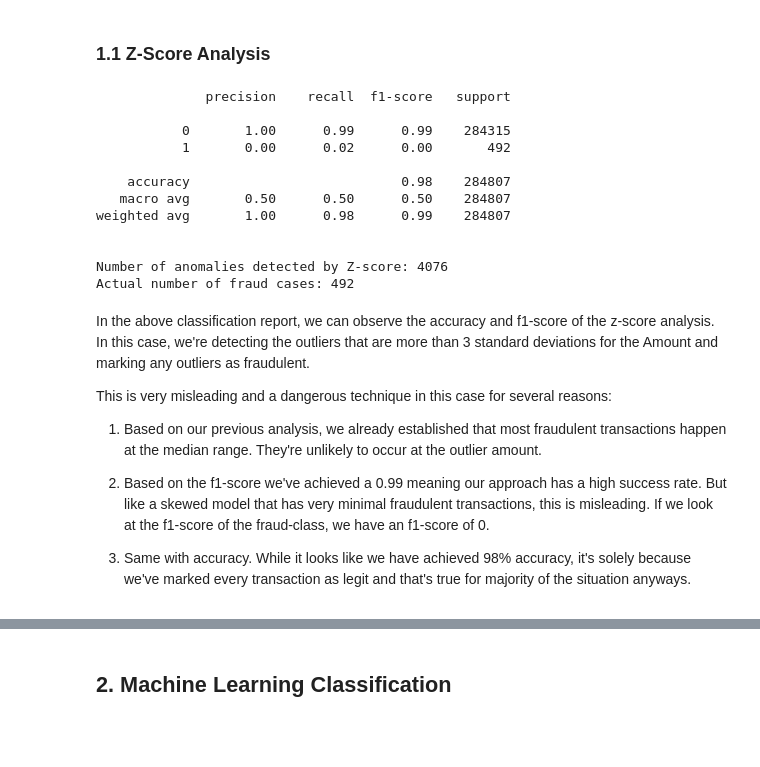
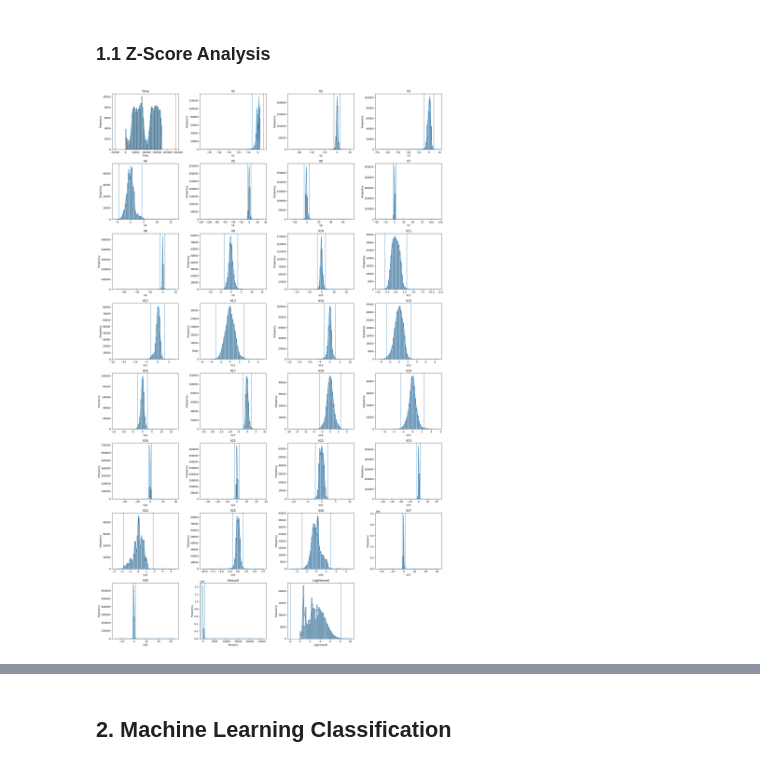
Before and after one commit to mehakmakkar/COMP331-Project, a Jupyter notebook: AnomalyDetection.ipynb, the cells around one changed output, grey strips where cells are left out. Saved outputs shown, nothing was run; the diff lists cells and outputs as text; code cells hidden in the pictures; blank space fills up the shorter version.

```diff
--- a/AnomalyDetection.ipynb
+++ b/AnomalyDetection.ipynb
@@ -94,36 +96,37 @@ With log-scaled box-plots we can see that fraudulent class has bigger inter quar
 ## 1 Statistical Analysis
 # %% [markdown]
 ### 1.1 Z-Score Analysis
-# %%
-df["z_score_amount"] = zscore(df["Amount"])
-
-threshold = 3
-df["zscore_pred"] = np.where(np.abs(df["z_score_amount"]) > threshold, 1, 0)
-
-print(classification_report(df["Class"], df["zscore_pred"]))
-
-print("\nNumber of anomalies detected by Z-score:", df["zscore_pred"].sum())
-print("Actual number of fraud cases:", df["Class"].sum())
-# %% [output]
-              precision    recall  f1-score   support
-
-           0       1.00      0.99      0.99    284315
-           1       0.00      0.02      0.00       492
-
-    accuracy                           0.98    284807
-   macro avg       0.50      0.50      0.50    284807
-weighted avg       1.00      0.98      0.99    284807
-
-
-Number of anomalies detected by Z-score: 4076
-Actual number of fraud cases: 492
-# %% [markdown]
-In the above classification report, we can observe the accuracy and f1-score of the z-score analysis. In this case, we're detecting the outliers that are more than 3 standard deviations for the Amount and marking any outliers as fraudulent.
-
-This is very misleading and a dangerous technique in this case for several reasons:
-
-1. Based on our previous analysis, we already established that most fraudulent transactions happen at the median range. They're unlikely to occur at the outlier amount.
-
-2. Based on the f1-score we've achieved a 0.99 meaning our approach has a high success rate. But like a skewed model that has very minimal fraudulent transactions, this is misleading. If we look at the f1-score of the fraud-class, we have an f1-score of 0.
-
-3. Same with accuracy. While it looks like we have achieved 98% accuracy, it's solely because we've marked every transaction as legit and that's true for majority of the situation anyways.
+# %%
+# Excluding class since it's non numeirc field here.
+features = df.drop(columns=['Class'])
+cols = features.columns
+
+n_cols = 4
+n_rows = int(np.ceil(len(cols) / n_cols))
+
+fig, axs = plt.subplots(n_rows, n_cols, figsize=(20, n_rows * 4))
+axs = axs.flatten()
+
+for i, col in enumerate(cols):
+    data = features[col]
+
+    mean = data.mean()
+    std = data.std()
+
+    sns.histplot(data, bins=50, kde=True, ax=axs[i])
+
+    axs[i].axvline(mean + 3*std, linestyle='--')
+    axs[i].axvline(mean - 3*std, linestyle='--')
+
+    axs[i].set_title(col)
+    axs[i].set_xlabel(col)
+    axs[i].set_ylabel('Frequency')
+
+# Remove empty subplots
+for j in range(i + 1, len(axs)):
+    fig.delaxes(axs[j])
+
+plt.tight_layout()
+plt.show()
+# %% [output]
+[figure, added]
```
Also changed, not shown: parts of 17 cells of this notebook.
